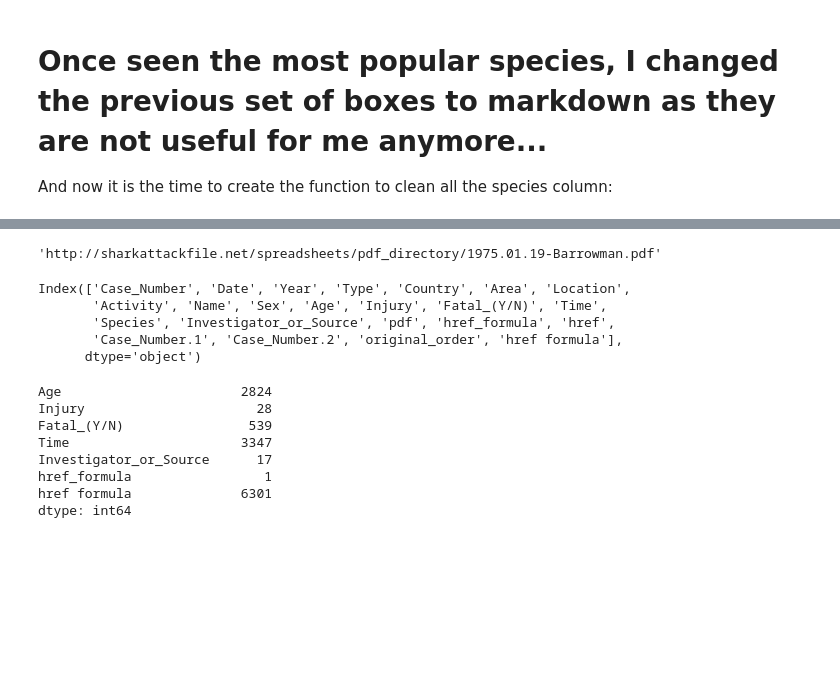
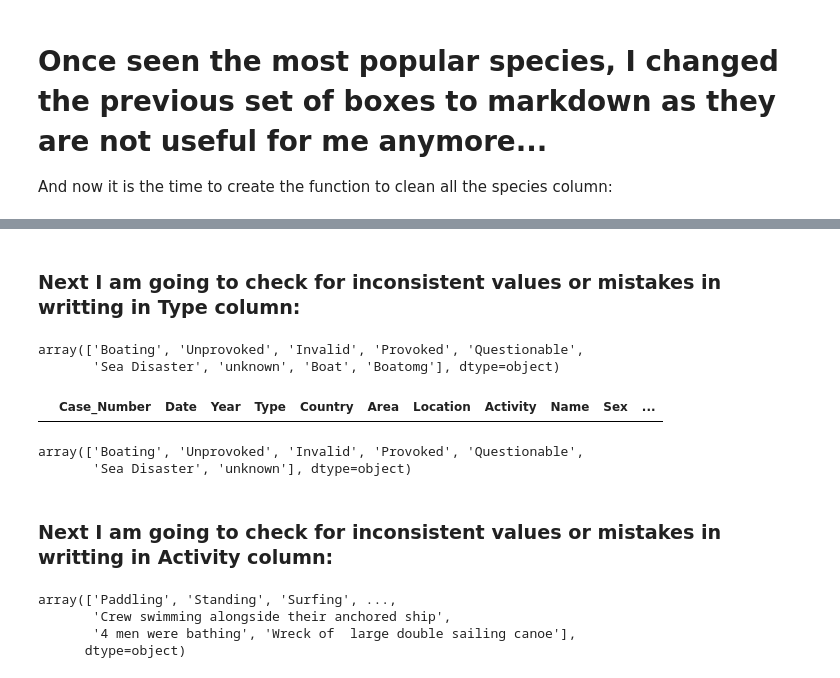
Before and after one commit to pombo7676/pombo7676-Proyecto-Semana-2-Sharks-Inigo-Larrea, a Jupyter notebook: Main/Sharks_main.ipynb, the cells around one changed output, grey strips where cells are left out. Saved outputs shown, nothing was run; the diff lists cells and outputs as text; code cells hidden in the pictures; blank space fills up the shorter version.

```diff
--- a/Main/Sharks_main.ipynb
+++ b/Main/Sharks_main.ipynb
@@ -626,0 +657,2 @@ data.Age.unique()
+# %%
+data['Age']=data['Age'].apply(clean_age)
@@ -626,0 +764,3 @@ data.Age.unique()
+# %%
+data.Age=data.Age.astype(dtype='int8')
+data.Age.unique()
@@ -627,2 +775,2 @@ data.Age.unique()
 # %%
-data['Species'].fillna('Unknown',inplace = True)
+data.info()
@@ -629,6 +795,11 @@ data['Species'].fillna('Unknown',inplace = True)
-# %%
-data.loc[3244]['href']
-# %% [output]
-'http://sharkattackfile.net/spreadsheets/pdf_directory/1975.01.19-Barrowman.pdf'
-# %%
-data.at[3244,'href formula'] = 'http://sharkattackfile.net/spreadsheets/pdf_directory/1975.01.19-Barrowman.pdf'
+# %% [markdown]
+### Next I am going to check for inconsistent values or mistakes in writting in Type column:
+# %%
+data.Type.unique()
+# %% [output]
+array(['Boating', 'Unprovoked', 'Invalid', 'Provoked', 'Questionable',
+       'Sea Disaster', 'unknown', 'Boat', 'Boatomg'], dtype=object)
+# %%
+data[data['Type']=='Boatomg']
+# %% [output]
+|  | Case_Number | Date | Year | Type | Country | Area | Location | Activity | Name | Sex | ... |
@@ -635,22 +809,15 @@ data.at[3244,'href formula'] = 'http://sharkattackfile.net/spreadsheets/pdf_dire
 # %%
-data.columns
+data.Type.unique()
 # %% [output]
-Index(['Case_Number', 'Date', 'Year', 'Type', 'Country', 'Area', 'Location',
-       'Activity', 'Name', 'Sex', 'Age', 'Injury', 'Fatal_(Y/N)', 'Time',
-       'Species', 'Investigator_or_Source', 'pdf', 'href_formula', 'href',
-       'Case_Number.1', 'Case_Number.2', 'original_order', 'href formula'],
-      dtype='object')
+array(['Boating', 'Unprovoked', 'Invalid', 'Provoked', 'Questionable',
+       'Sea Disaster', 'unknown'], dtype=object)
-# %%
-nan_cols = data.isna().sum()  # serie con los valores nulos por columna en porcentaj
-
-nan_cols[nan_cols>0]
-# %% [output]
-Age                       2824
-Injury                      28
-Fatal_(Y/N)                539
-Time                      3347
-Investigator_or_Source      17
-href_formula                 1
-href formula              6301
-dtype: int64
+# %% [markdown]
+### Next I am going to check for inconsistent values or mistakes in writting in Activity column:
+# %%
+data.Activity.unique()
+# %% [output]
+array(['Paddling', 'Standing', 'Surfing', ...,
+       'Crew swimming alongside their anchored ship',
+       '4 men were bathing', 'Wreck of  large double sailing canoe'],
+      dtype=object)
 # %%
```
Also changed, not shown: parts of 45 cells of this notebook, 1 other file.
